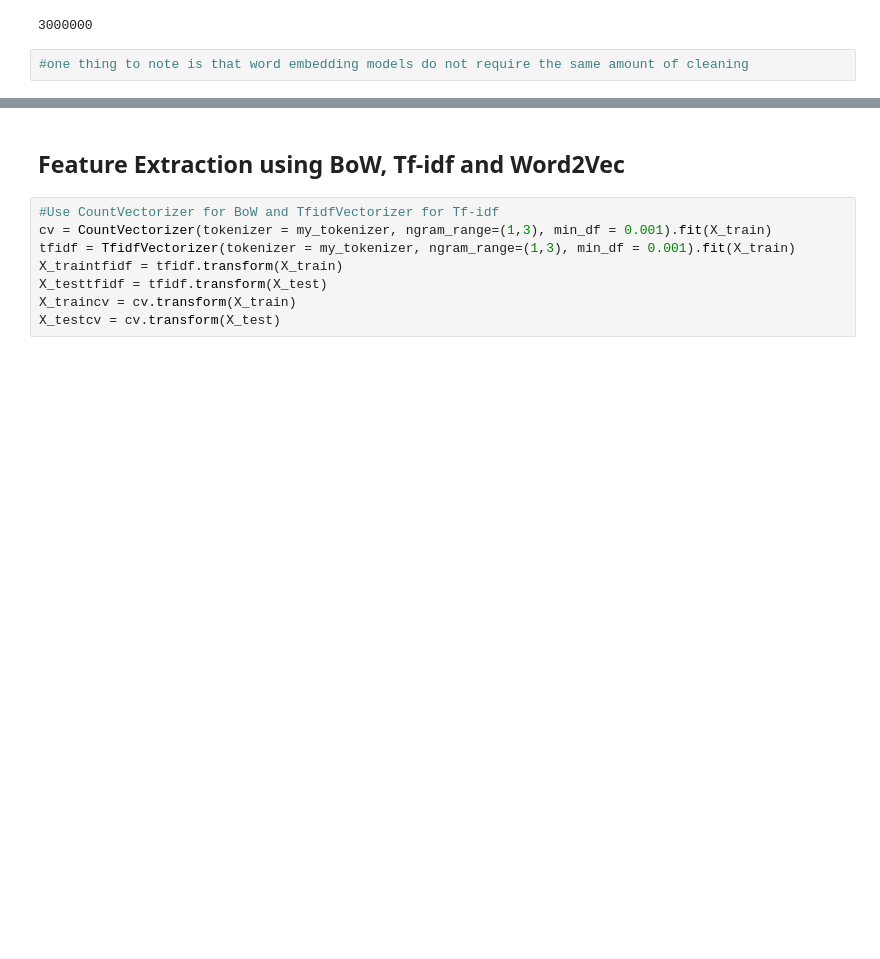
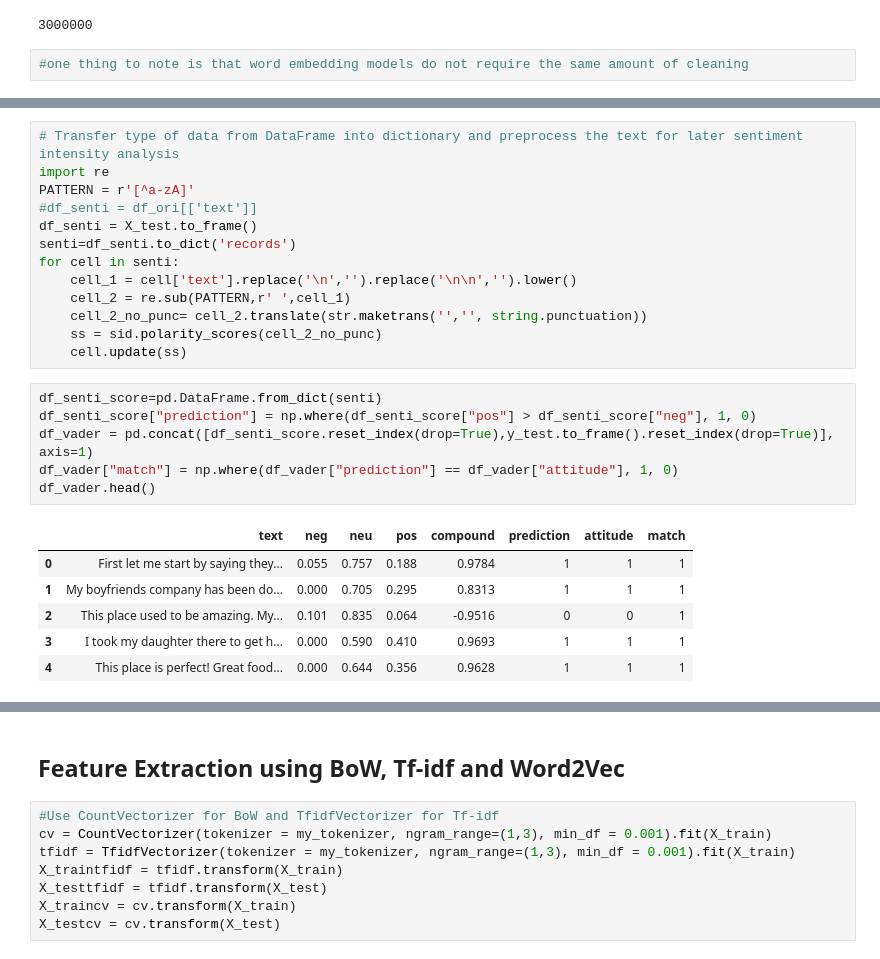
Before and after one commit to ouyangyz666/Capstone, a Jupyter notebook: BerkeleyNLPCapstone.ipynb, the cells around one changed output, grey strips where cells are left out. Drawn from its saved outputs; the diff is of its cells as text; blank space fills up the shorter version.

```diff
--- a/BerkeleyNLPCapstone.ipynb
+++ b/BerkeleyNLPCapstone.ipynb
@@ -172,0 +185,26 @@ print(len(word2vec_vocab))
+# %%
+# Transfer type of data from DataFrame into dictionary and preprocess the text for later sentiment intensity analysis
+import re
+PATTERN = r'[^a-zA]'
+#df_senti = df_ori[['text']]
+df_senti = X_test.to_frame()
+senti=df_senti.to_dict('records')
+for cell in senti:
+    cell_1 = cell['text'].replace('\n','').replace('\n\n','').lower()
+    cell_2 = re.sub(PATTERN,r' ',cell_1)
+    cell_2_no_punc= cell_2.translate(str.maketrans('','', string.punctuation))
+    ss = sid.polarity_scores(cell_2_no_punc)
+    cell.update(ss)
+# %%
+df_senti_score=pd.DataFrame.from_dict(senti)
+df_senti_score["prediction"] = np.where(df_senti_score["pos"] > df_senti_score["neg"], 1, 0)
+df_vader = pd.concat([df_senti_score.reset_index(drop=True),y_test.to_frame().reset_index(drop=True)], axis=1)
+df_vader["match"] = np.where(df_vader["prediction"] == df_vader["attitude"], 1, 0)
+df_vader.head()
+# %% [output]
+|  | text | neg | neu | pos | compound | prediction | attitude | match |
+| 0 | First let me start by saying they... | 0.055 | 0.757 | 0.188 | 0.9784 | 1 | 1 | 1 |
+| 1 | My boyfriends company has been do... | 0.000 | 0.705 | 0.295 | 0.8313 | 1 | 1 | 1 |
+| 2 | This place used to be amazing. My... | 0.101 | 0.835 | 0.064 | -0.9516 | 0 | 0 | 1 |
+| 3 | I took my daughter there to get h... | 0.000 | 0.590 | 0.410 | 0.9693 | 1 | 1 | 1 |
+| 4 | This place is perfect! Great food... | 0.000 | 0.644 | 0.356 | 0.9628 | 1 | 1 | 1 |
```
Also changed, not shown: parts of 14 cells of this notebook.
